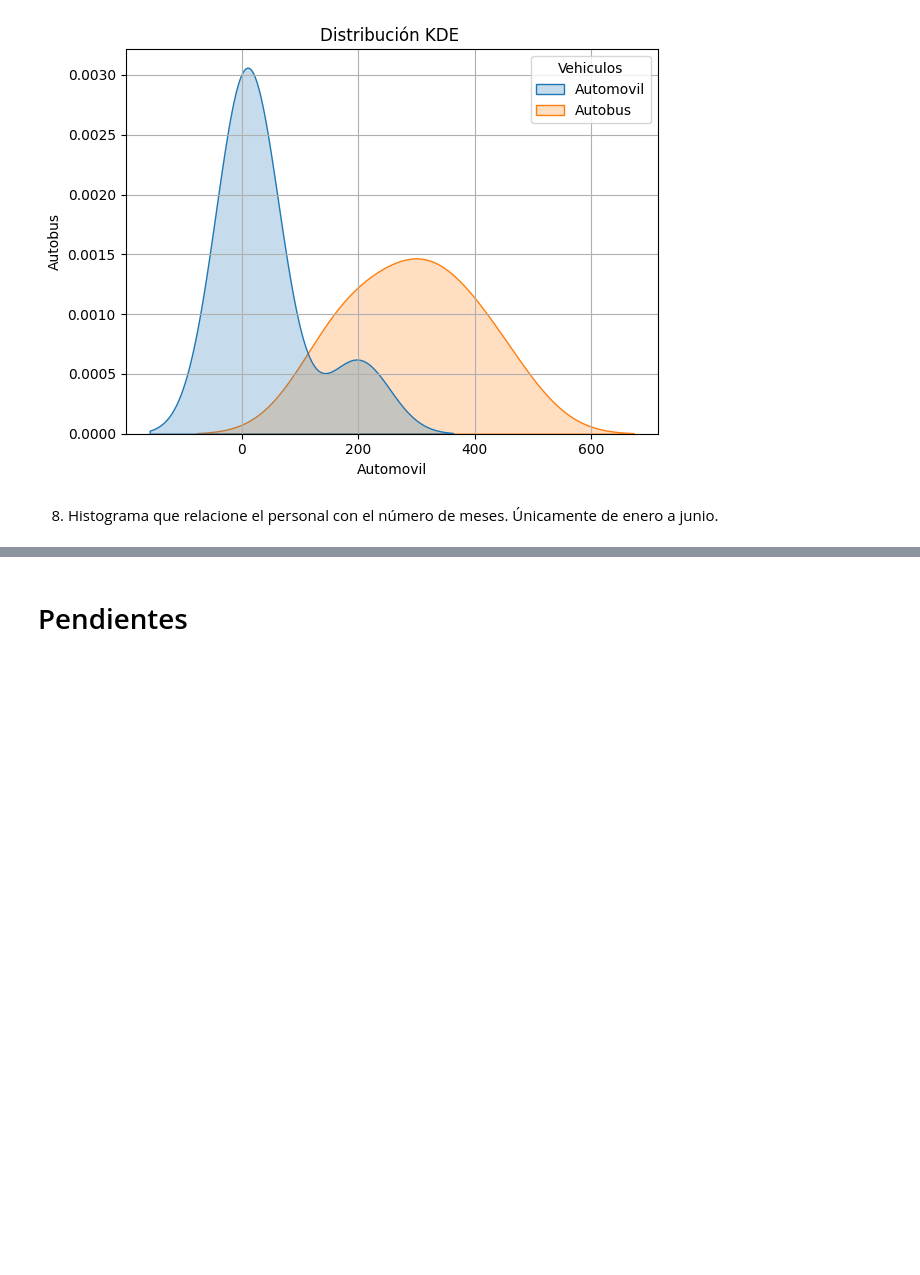
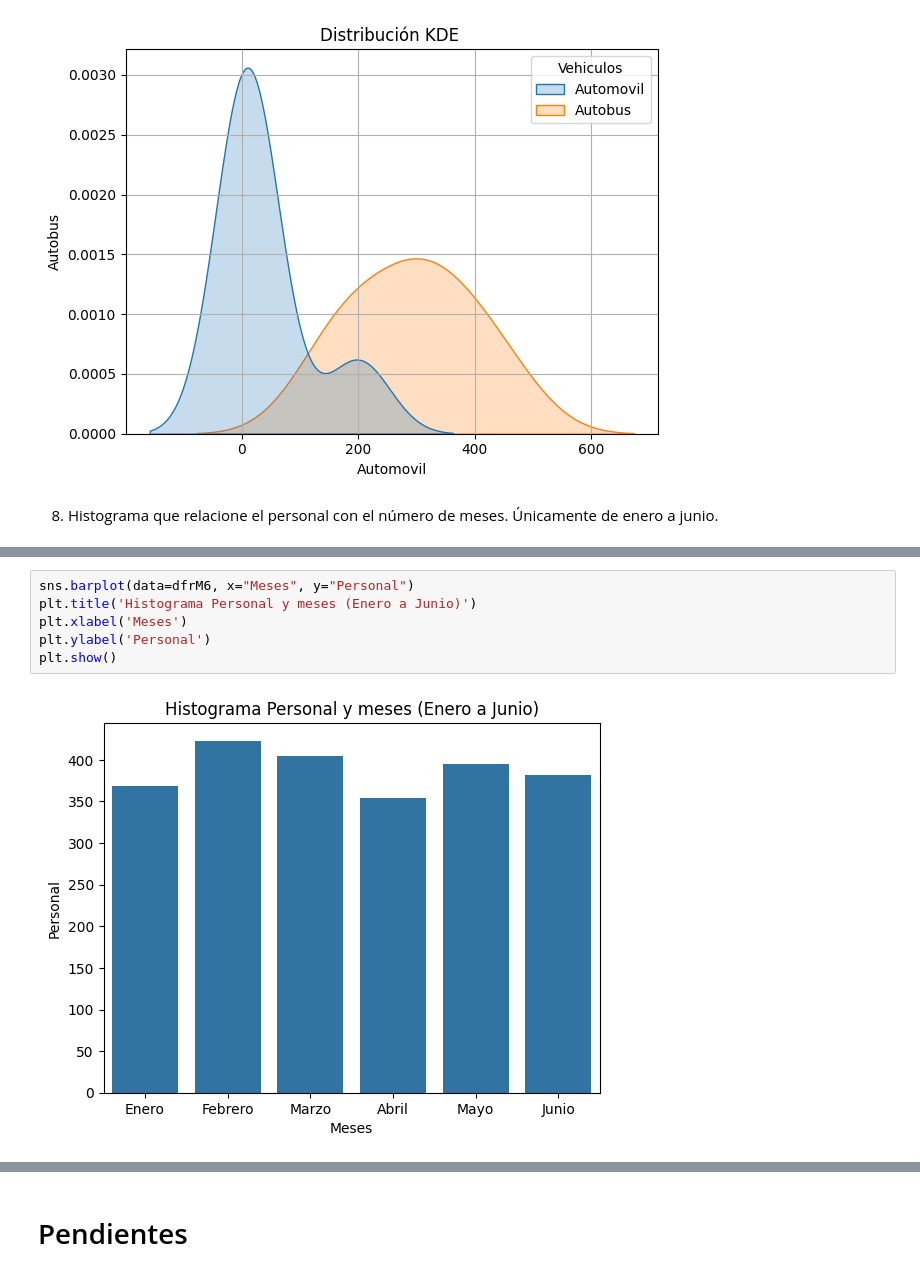
Before and after one commit to jcml002/12Reto, a Jupyter notebook: Reto12.ipynb, the cells around one changed output, grey strips where cells are left out. Saved outputs shown, nothing was run; the diff lists cells and outputs as text; blank space fills up the shorter version.

```diff
--- a/Reto12.ipynb
+++ b/Reto12.ipynb
@@ -185,6 +186,14 @@ dfrM6
 | 3 | Abril | 354 |
 | 4 | Mayo | 395 |
 | 5 | Junio | 382 |
+# %%
+sns.barplot(data=dfrM6, x="Meses", y="Personal")
+plt.title('Histograma Personal y meses (Enero a Junio)')
+plt.xlabel('Meses')
+plt.ylabel('Personal')
+plt.show()
+# %% [output]
+[figure, added]
 # %%
 
 # Histograma general
```
Also changed, not shown: parts of 2 cells of this notebook.
